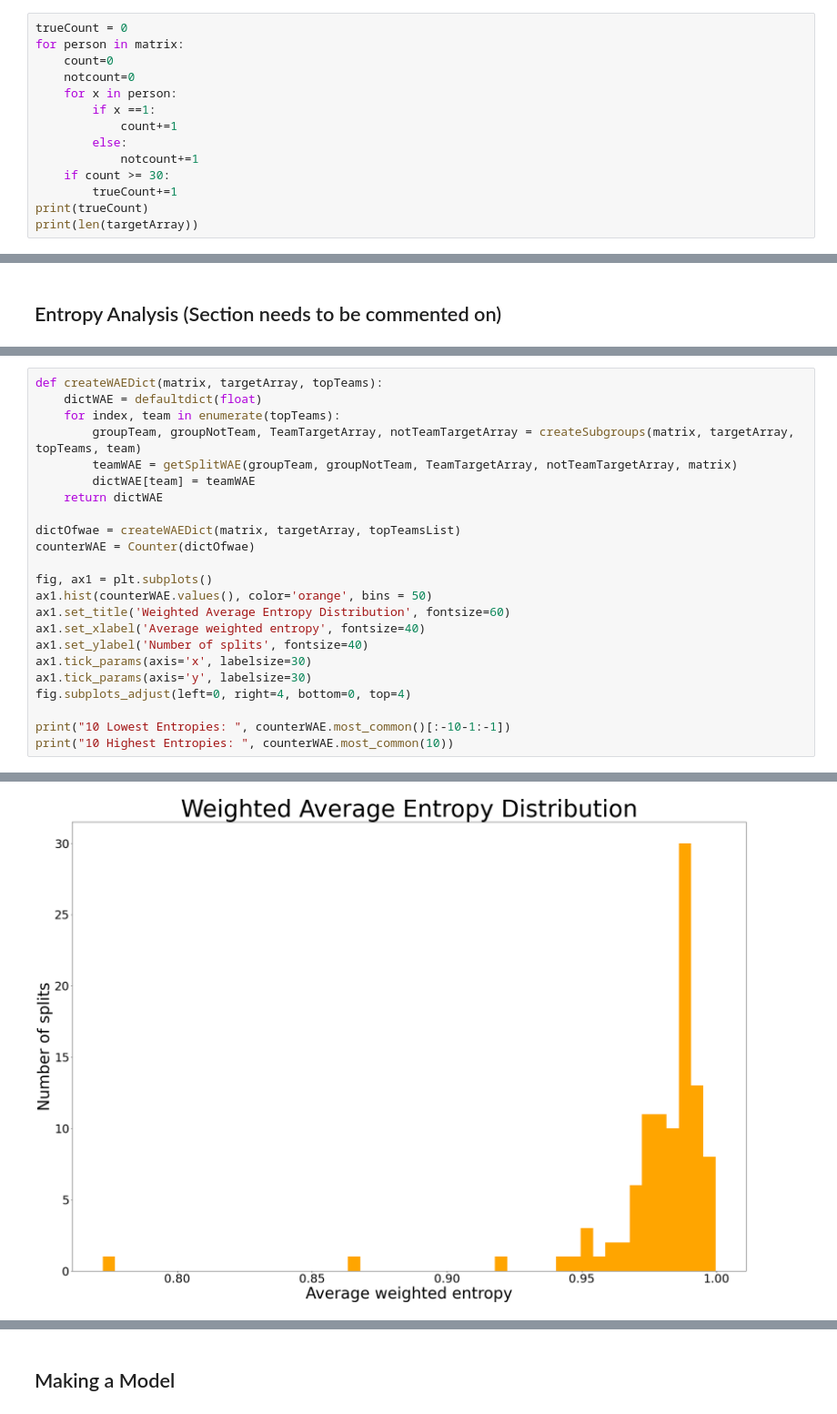
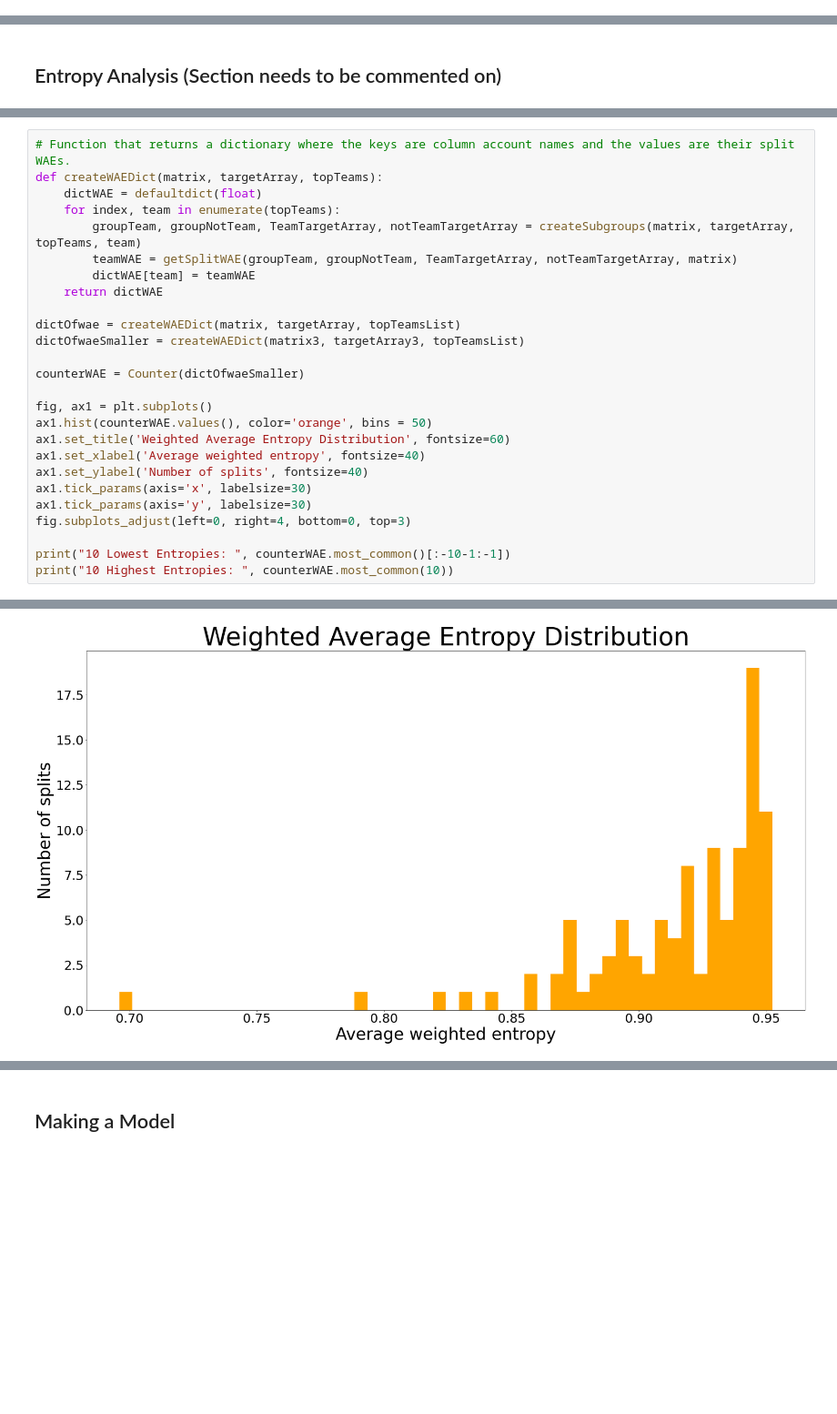
Before and after one commit to johnsont4/TwitterAnalysis, a Jupyter notebook: FInalSubmission.ipynb, the cells around one changed output, grey strips where cells are left out. Shown: that part at 91% size. Saved outputs shown, nothing was run; the diff lists cells and outputs as text; blank space fills up the shorter version.

```diff
--- a/FInalSubmission.ipynb
+++ b/FInalSubmission.ipynb
@@ -33,14 +4,0 @@ bothMatrix = np.load('bothMatrix.npy')
-# %%
-trueCount = 0
-for person in matrix:
-    count=0
-    notcount=0
-    for x in person:
-        if x ==1:
-            count+=1
-        else:
-            notcount+=1
-    if count >= 30:
-        trueCount+=1
-print(trueCount)
-print(len(targetArray))
@@ -225,6 +460,7 @@ def getSplitWAE(groupTeam, groupNotTeam, teamTargetArray, notTeamTargetArray, ma
 
         return (wae1 + wae2)
 # %%
+# Function that returns a dictionary where the keys are column account names and the values are their split WAEs.
 def createWAEDict(matrix, targetArray, topTeams):
     dictWAE = defaultdict(float)
     for index, team in enumerate(topTeams):
@@ -234,7 +470,9 @@ def createWAEDict(matrix, targetArray, topTeams):
     return dictWAE
 
 dictOfwae = createWAEDict(matrix, targetArray, topTeamsList)
-counterWAE = Counter(dictOfwae)
+dictOfwaeSmaller = createWAEDict(matrix3, targetArray3, topTeamsList)
+
+counterWAE = Counter(dictOfwaeSmaller)
 
 fig, ax1 = plt.subplots()
 ax1.hist(counterWAE.values(), color='orange', bins = 50)
@@ -243,7 +481,7 @@ ax1.set_xlabel('Average weighted entropy', fontsize=40)
 ax1.set_ylabel('Number of splits', fontsize=40)
 ax1.tick_params(axis='x', labelsize=30)
 ax1.tick_params(axis='y', labelsize=30)
-fig.subplots_adjust(left=0, right=4, bottom=0, top=4)
+fig.subplots_adjust(left=0, right=4, bottom=0, top=3)
 
 print("10 Lowest Entropies: ", counterWAE.most_common()[:-10-1:-1])
 print("10 Highest Entropies: ", counterWAE.most_common(10))
@@ -253 +491 @@ print("10 Highest Entropies: ", counterWAE.most_common(10))
-[figure, old version]
+[figure, new version]
```
Also changed, not shown: parts of 78 cells of this notebook, 16 other files.
